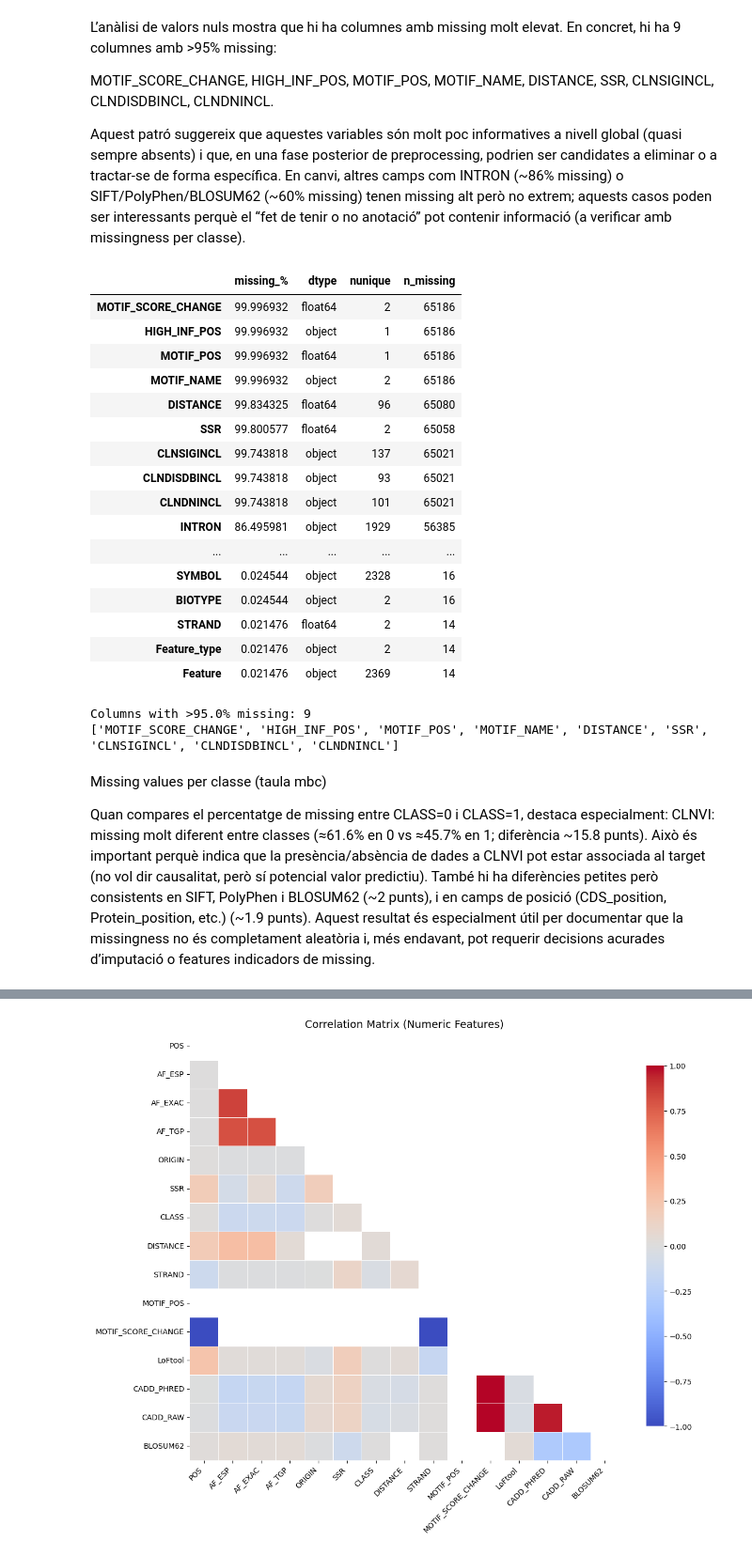
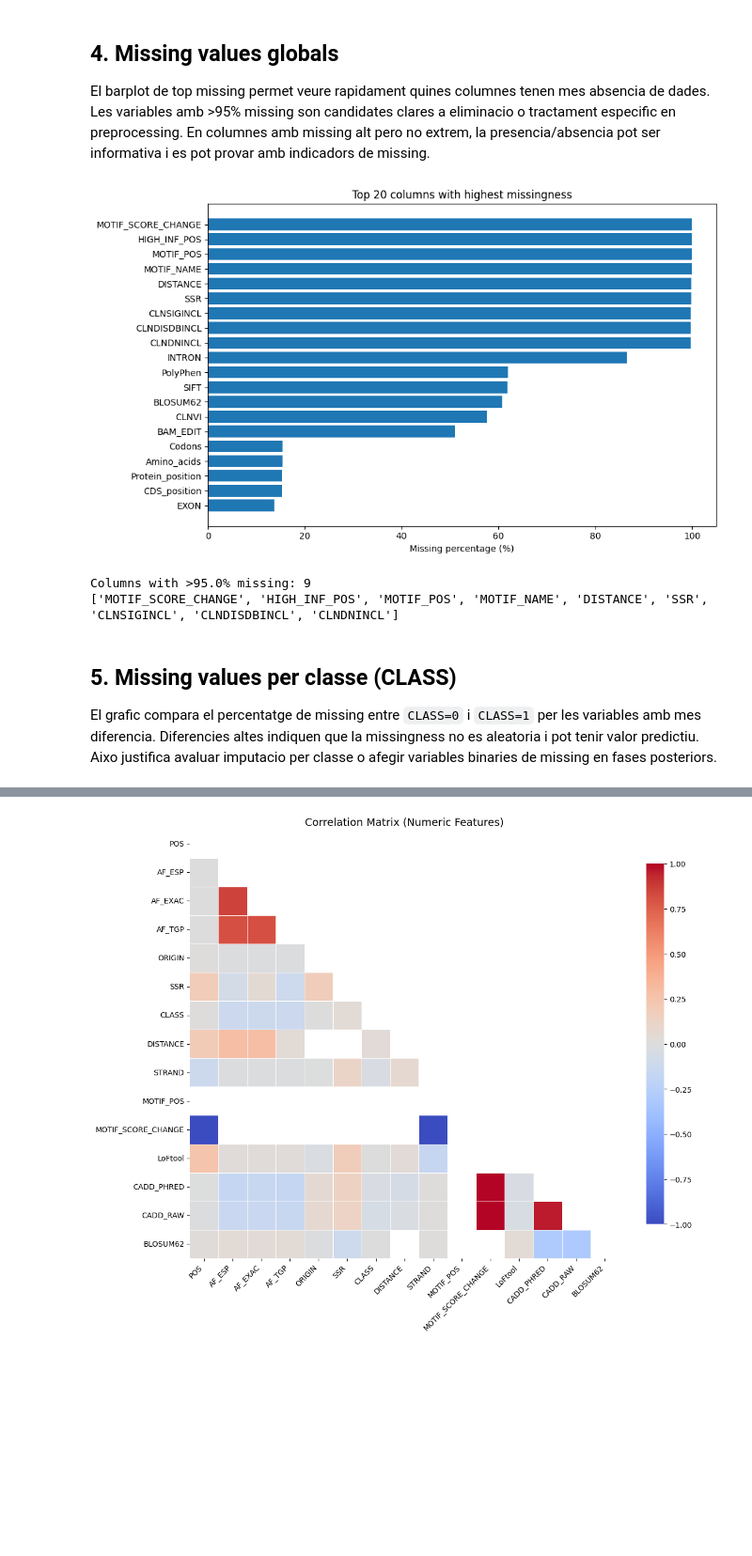
Before and after one commit to eliagarcia/tfg-genetic-variants, a Jupyter notebook: notebooks/eda.ipynb, the cells around one changed output, grey strips where cells are left out. Shown at 94% size. Saved outputs shown, nothing was run; the diff lists cells and outputs as text; code cells hidden in the pictures; blank space fills up the shorter version.

```diff
--- a/notebooks/eda.ipynb
+++ b/notebooks/eda.ipynb
@@ -66,55 +56,48 @@ plt.show()
 # %% [markdown]
-L’anàlisi de valors nuls mostra que hi ha columnes amb missing molt elevat. En concret, hi ha 9 columnes amb >95% missing:
+## 4. Missing values globals
 
-MOTIF_SCORE_CHANGE, HIGH_INF_POS, MOTIF_POS, MOTIF_NAME, DISTANCE, SSR, CLNSIGINCL, CLNDISDBINCL, CLNDNINCL.
-
-Aquest patró suggereix que aquestes variables són molt poc informatives a nivell global (quasi sempre absents) i que, en una fase posterior de preprocessing, podrien ser candidates a eliminar o a tractar-se de forma específica. En canvi, altres camps com INTRON (~86% missing) o SIFT/PolyPhen/BLOSUM62 (~60% missing) tenen missing alt però no extrem; aquests casos poden ser interessants perquè el “fet de tenir o no anotació” pot contenir informació (a verificar amb missingness per classe).
+El barplot de top missing permet veure rapidament quines columnes tenen mes absencia de dades.
+Les variables amb >95% missing son candidates clares a eliminacio o tractament especific en preprocessing.
+En columnes amb missing alt pero no extrem, la presencia/absencia pot ser informativa i es pot provar amb indicadors de missing.
 # %%
-# =========================
 # 4) Missing values (global)
-# =========================
+import matplotlib.pyplot as plt
+
 missing_tbl = (
     df.isna()
       .mean()
       .mul(100)
       .sort_values(ascending=False)
       .to_frame("missing_%")
 )
 missing_tbl["dtype"] = df.dtypes.astype(str)
 missing_tbl["nunique"] = df.nunique(dropna=True)
 missing_tbl["n_missing"] = df.isna().sum()
 
-display(missing_tbl.head(30))
+# Top missing columns
+top_n = 20
+top_missing = missing_tbl[missing_tbl["missing_%"] > 0].head(top_n).copy()
 
-# Recomanació simple de drop per molt missing
+plt.figure(figsize=(10, 6))
+plt.barh(top_missing.index[::-1], top_missing["missing_%"][::-1])
+plt.xlabel("Missing percentage (%)")
+plt.title(f"Top {top_n} columns with highest missingness")
+plt.tight_layout()
+plt.show()
+
+# Columns above threshold
 DROP_MISSING_THRESHOLD = 95.0
 cols_drop_missing = missing_tbl.index[missing_tbl["missing_%"] > DROP_MISSING_THRESHOLD].tolist()
 print(f"\nColumns with >{DROP_MISSING_THRESHOLD}% missing: {len(cols_drop_missing)}")
 print(cols_drop_missing[:30])
 # %% [output]
-|  | missing_% | dtype | nunique | n_missing |
-| MOTIF_SCORE_CHANGE | 99.996932 | float64 | 2 | 65186 |
-| HIGH_INF_POS | 99.996932 | object | 1 | 65186 |
-| MOTIF_POS | 99.996932 | float64 | 1 | 65186 |
-| MOTIF_NAME | 99.996932 | object | 2 | 65186 |
-| DISTANCE | 99.834325 | float64 | 96 | 65080 |
-| SSR | 99.800577 | float64 | 2 | 65058 |
-| CLNSIGINCL | 99.743818 | object | 137 | 65021 |
-| CLNDISDBINCL | 99.743818 | object | 93 | 65021 |
-| CLNDNINCL | 99.743818 | object | 101 | 65021 |
-| INTRON | 86.495981 | object | 1929 | 56385 |
-| ... | ... | ... | ... | ... |
-| SYMBOL | 0.024544 | object | 2328 | 16 |
-| BIOTYPE | 0.024544 | object | 2 | 16 |
-| STRAND | 0.021476 | float64 | 2 | 14 |
-| Feature_type | 0.021476 | object | 2 | 14 |
-| Feature | 0.021476 | object | 2369 | 14 |
+[figure, added]
 Columns with >95.0% missing: 9
 ['MOTIF_SCORE_CHANGE', 'HIGH_INF_POS', 'MOTIF_POS', 'MOTIF_NAME', 'DISTANCE', 'SSR', 'CLNSIGINCL', 'CLNDISDBINCL', 'CLNDNINCL']
 # %% [markdown]
-Missing values per classe (taula mbc)
+## 5. Missing values per classe (CLASS)
 
-Quan compares el percentatge de missing entre CLASS=0 i CLASS=1, destaca especialment:
-CLNVI: missing molt diferent entre classes (≈61.6% en 0 vs ≈45.7% en 1; diferència ~15.8 punts).
-Això és important perquè indica que la presència/absència de dades a CLNVI pot estar associada al target (no vol dir causalitat, però sí potencial valor predictiu). També hi ha diferències petites però consistents en SIFT, PolyPhen i BLOSUM62 (~2 punts), i en camps de posició (CDS_position, Protein_position, etc.) (~1.9 punts). Aquest resultat és especialment útil per documentar que la missingness no és completament aleatòria i, més endavant, pot requerir decisions acurades d’imputació o features indicadors de missing.
+El grafic compara el percentatge de missing entre `CLASS=0` i `CLASS=1` per les variables amb mes diferencia.
+Diferencies altes indiquen que la missingness no es aleatoria i pot tenir valor predictiu.
+Aixo justifica avaluar imputacio per classe o afegir variables binaries de missing en fases posteriors.
 # %%
```
Also changed, not shown: parts of 10 cells of this notebook.
